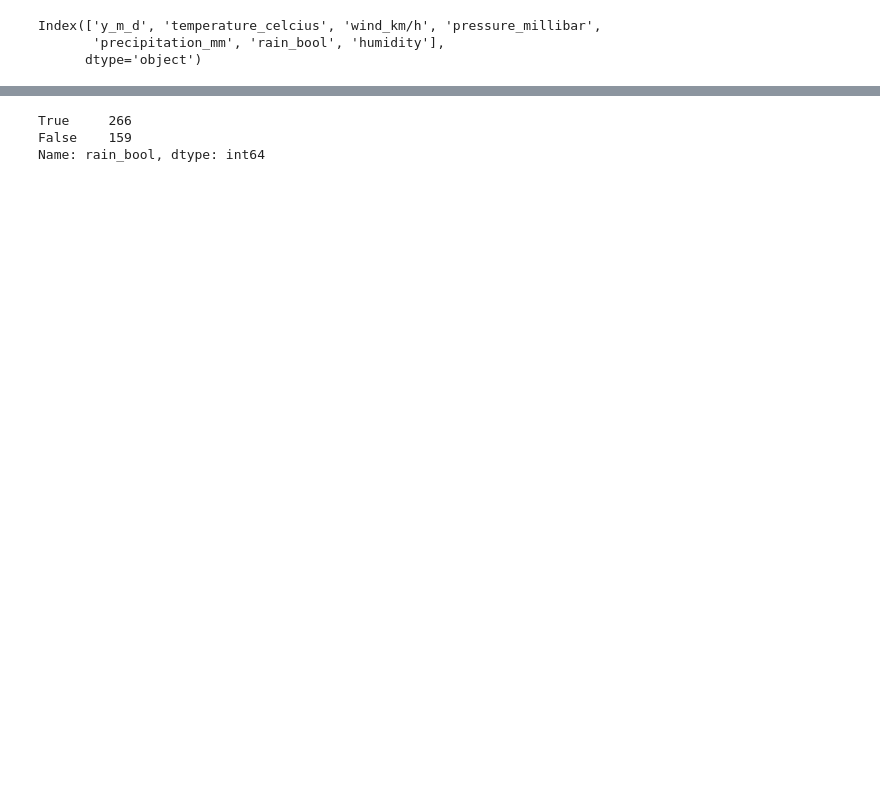
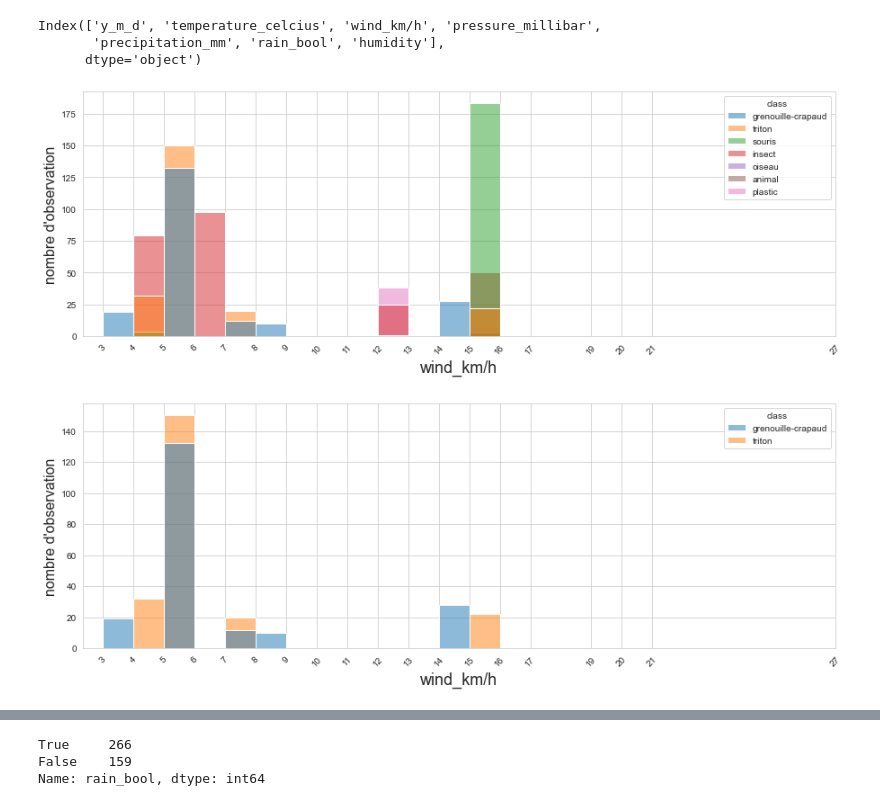
Before and after one commit to student-GML/crapauduc, a Jupyter notebook: notebooks/exploratory_analysis.ipynb, the cells around one changed output, grey strips where cells are left out. Drawn from its saved outputs; the diff is of its cells as text; code cells hidden in the pictures; blank space fills up the shorter version.

```diff
--- a/notebooks/exploratory_analysis.ipynb
+++ b/notebooks/exploratory_analysis.ipynb
@@ -386,4 +388,31 @@ df_meteo.columns
 Index(['y_m_d', 'temperature_celcius', 'wind_km/h', 'pressure_millibar',
        'precipitation_mm', 'rain_bool', 'humidity'],
       dtype='object')
+# %%
+# Histogramme de nombre d'animaux (grenouille/crapaud/triton) captés en fonction du vent - sans les feuilles
+
+# Plot de l'ensemble des données
+plt.figure(figsize=(15,5))
+
+df_join_all[~(df_join_all['class'] == 'feuille')]
+
+sns.histplot(data=df_join_all[~(df_join_all['class'] == 'feuille')], x='wind_km/h', hue='class', binwidth=1)
+plt.xticks(df_meteo['wind_km/h'].unique(), rotation=45)
+
+plt.xlabel('wind_km/h', fontsize=18)
+plt.ylabel('nombre d\'observation', fontsize=16)
+
+# Plot des données avec exclusivement crapaud/grenouille et/ou triton
+plt.figure(figsize=(15,5))
+
+sns.histplot(data=df_join_activated, x='wind_km/h', hue='class', binwidth=1)
+plt.xticks(df_meteo['wind_km/h'].unique(), rotation=45)
+
+plt.xlabel('wind_km/h', fontsize=18)
+plt.ylabel('nombre d\'observation', fontsize=16)
+
+plt.show()
+# %% [output]
+[figure, added]
+[figure, added]
 # %%
```
Also changed, not shown: parts of 27 cells of this notebook.
